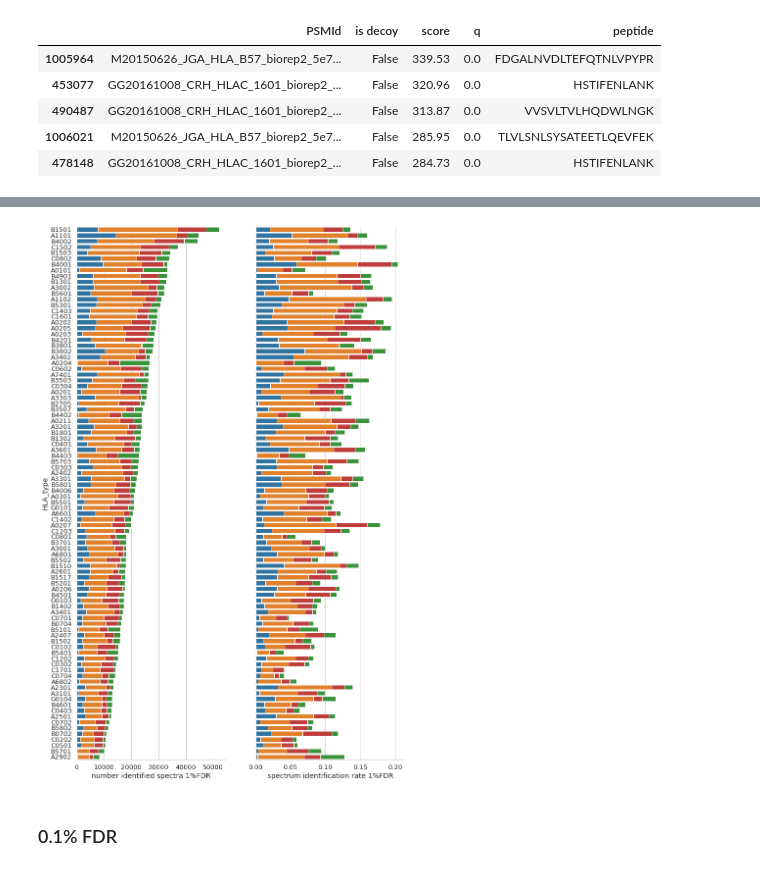
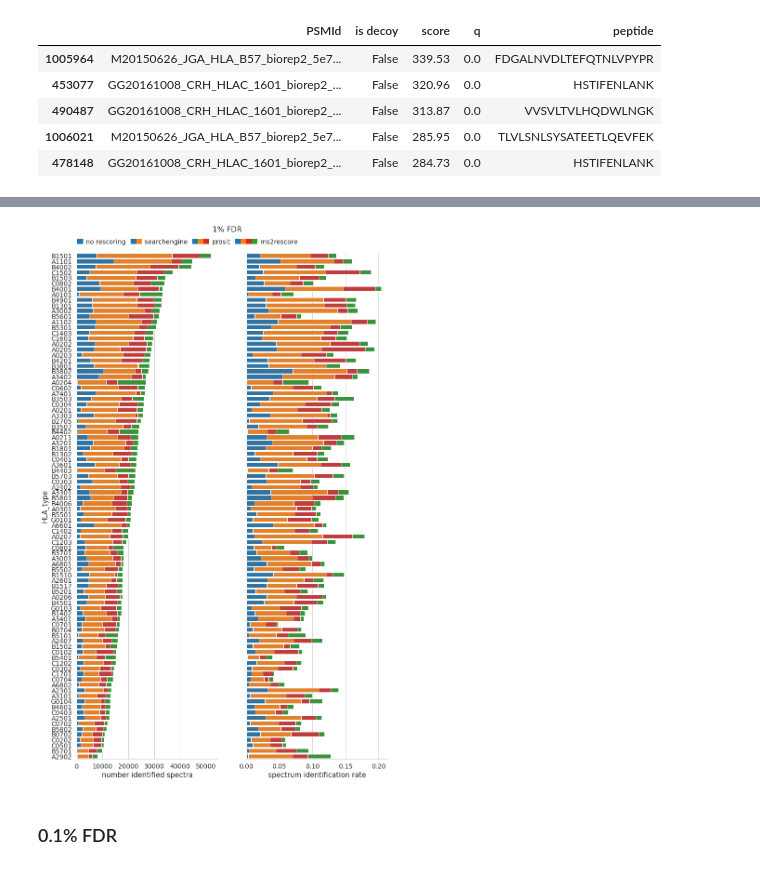
Before and after one commit to compomics/ms2rescore-immunopeptidomics-manuscript, a Jupyter notebook: notebooks/MS2rescore_PXD021398_output_analysis.ipynb, the cells around one changed output, grey strips where cells are left out. Saved outputs shown, nothing was run; the diff lists cells and outputs as text; code cells hidden in the pictures.

```diff
--- a/notebooks/MS2rescore_PXD021398_output_analysis.ipynb
+++ b/notebooks/MS2rescore_PXD021398_output_analysis.ipynb
@@ -243,6 +253,7 @@ plotting.RescoreRecord.unique_df
 | 7 | IAA | After rescoring: Prosit | [LHHVSSLAWLDEHTLVTTSHDASVK, VIHDN... | 0.010 | 182430 |
 # %%
 sns.set_style("whitegrid")
+sns.set_context("notebook", font_scale=1.3)
 
 unique_peptides = {}
 
@@ -257,6 +268,6 @@ upeps = upsetplot.from_contents(unique_peptides)
 upsetplot.plot(upeps, show_counts='%d', element_size=None,totals_plot_elements=5, fig=fig)
 fig.axes[0].remove()
 fig.axes[1].remove()
-fig.axes[-1].set_ylabel("unique peptides")
-
-fig
+fig.axes[-1].set_ylabel("unique identified peptides")
+fig.axes[1].set_title("A", loc="left")
+fig.savefig("data/Figures/FigureS8.svg")
@@ -414,7 +545,10 @@ def map_psmid_hla_type(psmids: pd.Series, hla_mapper: dict):
         raise KeyError
     return hla_types
 # %%
-spectra_count.set_index("raw file",inplace=True)
+try:
+    spectra_count.set_index("raw file",inplace=True)
+except KeyError:
+    pass
 hla_spectra_count = defaultdict(int)
 for rawfile in hla_raw_map.keys():
     try:
@@ -454,38 +586,57 @@ hla_count_df = reduce(lambda left,right:pd.merge(left, right, on=["HLA_type"], h
 # %%
 hla_count_df.sort_values("psm count ms2rescore", ascending=False, inplace=True)
 # %%
-sns.set_style("whitegrid")
+sns.set_context("notebook", font_scale=1.25)
+
 fig = plt.Figure(figsize=(12,20))
 
 ax1 = fig.add_subplot(121)
 
 sns.barplot(x="psm count ms2rescore", y="HLA_type", label="ms2rescore", data=hla_count_df, color="#2ca02c", ax=ax1)
 sns.barplot(x="psm count prosit", y="HLA_type", label="prosit", data=hla_count_df, color="#d62728", ax=ax1)
 sns.barplot(x="psm count searchengine", y="HLA_type", label="searchengine", data=hla_count_df, color="#ff7f0e", ax=ax1)
 sns.barplot(x="psm count no rescoring", y="HLA_type", label="no rescoring", data=hla_count_df, color="#1f77b4", ax=ax1)
 
-ax1.set_xlabel("number identified spectra 1%FDR")
+ax1.set_xlabel("number identified spectra")
+
+handles, labels = ax1.get_legend_handles_labels()
+
+NOR = Patch(facecolor="#1f77b4", edgecolor="#1f77b4")
+SE = Patch(facecolor="#ff7f0e", edgecolor="#ff7f0e")
+PR = Patch(facecolor="#d62728", edgecolor="#d62728")
+MS = Patch(facecolor="#2ca02c", edgecolor="#2ca02c")
+
+ax1.legend(
+    [NOR, NOR, SE,NOR,SE,PR,NOR,SE,PR,MS],
+    ["no rescoring    ","","searchengine    ","", "", "prosit    ", "", "", "", "ms2rescore    "],
+    frameon=False,
+    ncol=10,
+    bbox_to_anchor=(1.66,1.04),
+    handletextpad=0.5,
+    handlelength=0.85,
+    columnspacing=-0.5
+)
 sns.despine(left=True, right=True, top=True, ax=ax1)
 
 ax2 = fig.add_subplot(122)
 
 hla_id_rate = hla_count_df.copy()
 hla_id_rate.iloc[:,1:] = hla_id_rate.iloc[:,1:].div(pd.Series(hla_spectra_count).reindex(hla_id_rate["HLA_type"]).values, axis=0)
 
 sns.barplot(x="psm count ms2rescore", y="HLA_type", label="ms2rescore", data=hla_id_rate, color="#2ca02c", ax=ax2)
 sns.barplot(x="psm count prosit", y="HLA_type", label="prosit", data=hla_id_rate, color="#d62728", ax=ax2)
 sns.barplot(x="psm count searchengine", y="HLA_type", label="searchengine", data=hla_id_rate, color="#ff7f0e", ax=ax2)
 sns.barplot(x="psm count no rescoring", y="HLA_type", label="no rescoring", data=hla_id_rate, color="#1f77b4", ax=ax2)
 
-ax2.set_xlabel("spectrum identification rate 1%FDR")
+ax2.set_xlabel("spectrum identification rate")
 ax2.set_ylabel("")
 ax2.set(yticklabels=[])
 sns.despine(left=True, right=True, top=True, ax=ax2)
-
-fig.savefig("data/Figures/HLA_analysis.svg")
+fig.suptitle('1% FDR', fontsize=16, y=0.92)
+fig.savefig("data/Figures/FigureS3.svg")
 fig
 # %% [output]
-[figure, old version]
+[figure, new version]
 # %% [markdown]
 ### 0.1% FDR
 # %%
```
Also changed, not shown: parts of 23 cells of this notebook, 15 other files.
